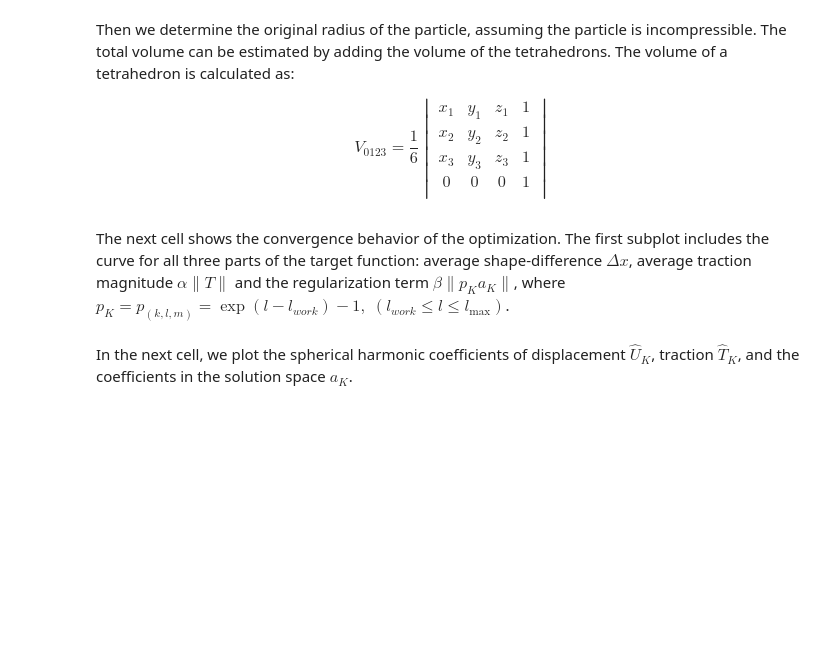
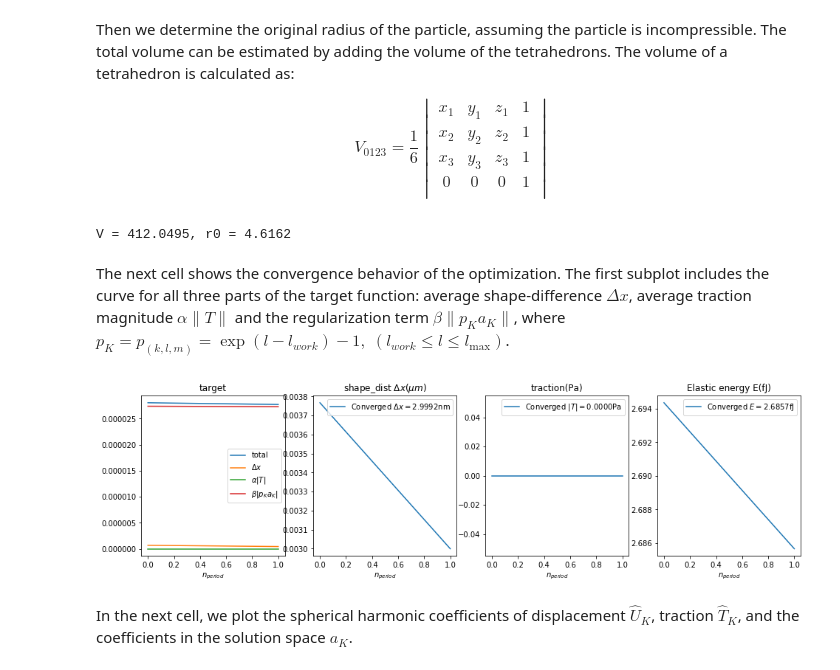
Before and after one commit to yfwang09/ShElastic, a Jupyter notebook: notebook/Case05-Hydrogel_Cell_Interaction-visualization.ipynb, the cells around one changed output. Saved outputs shown, nothing was run; the diff lists cells and outputs as text; code cells hidden in the pictures; blank space fills up the shorter version.

Commit message:
new smoothed data for shape 1,3,4

```diff
--- a/notebook/Case05-Hydrogel_Cell_Interaction-visualization.ipynb
+++ b/notebook/Case05-Hydrogel_Cell_Interaction-visualization.ipynb
@@ -46,7 +46,7 @@ from Case05_utilities import generate_fcache, generate_Xneigh, generate_Eneigh,
 datadir = '../testdata'
 smoothed = 'smoothed_lmax20_lwork15'
 dilated = '_softedge'
-shapename = 'Shape2'
+shapename = 'Shape4'
 datafile = os.path.join(datadir, shapename+'_Coordinates_Cart_'+smoothed+'.csv')
 connfile = os.path.join(datadir, shapename+'_Connectivity.csv')
 maskfile = os.path.join(datadir, shapename+'_Mask'+dilated+'.csv')
@@ -58,7 +58,7 @@ lJmax = 20; lKmax = 20; lmax_plot = 60;
 
 # regularizations
 myalpha = 1e-3  # traction magnitude
-mybeta  = 1e-5  # coefficient magnitude
+mybeta  = 1e-4  # coefficient magnitude
 
 # dump files for visualization
 savefig = False
@@ -153,40 +158,44 @@ tet[:,:,-1] = 1
 vol = np.sum(np.linalg.det(tet)/6, axis=0)
 r0 = np.cbrt(vol/(4/3*np.pi))
 print('V = %.4f, r0 = %.4f'%(vol, r0))
+# %% [output]
+V = 412.0495, r0 = 4.6162
 # %% [markdown]
 The next cell shows the convergence behavior of the optimization. The first subplot includes the curve for all three parts of the target function: average shape-difference $\Delta x$, average traction magnitude $\alpha\|T\|$ and the regularization term $\beta\|p_Ka_K\|$, where $p_K = p_{(k,l,m)} = \exp(l-l_{work}) - 1,\; (l_{work}\le l\le l_{\max})$.
 # %%
 plot_funval = np.loadtxt(fvfile)[:, 1:]
 plt.figure(figsize=(16,4))
 plt.subplot(141)
 plt.plot(plot_funval[:, 0], label=r'total')
-if plot_funval.shape[1] > 5:
-    plt.plot(plot_funval[:, 3], label=r'$\Delta x$')
-    plt.plot(plot_funval[:, 4]*myalpha, label=r'$\alpha\|T\|$')
-    plt.plot(plot_funval[:, 5]*mybeta, label=r'$\beta\|p_Ka_K\|$')
+if plot_funval.shape[1] > 6:
+    plt.plot(plot_funval[:, 4], label=r'$\Delta x$')
+    plt.plot(plot_funval[:, 5]*myalpha, label=r'$\alpha\|T\|$')
+    plt.plot(plot_funval[:, 6]*mybeta, label=r'$\beta\|p_Ka_K\|$')
 plt.legend()
 plt.title('target')
 plt.xlabel(r'$n_{period}$')
 plt.subplot(142)
 plt.plot(plot_funval[:, 1], label='Converged $\Delta x = %.4f$nm'%(plot_funval[-1, 1]*1e3))
 plt.title('shape_dist $\Delta x(\mu m)$')
 plt.xlabel(r'$n_{period}$')
 plt.legend()
 plt.subplot(143)
 plt.plot(plot_funval[:, 2], label='Converged $\|T\| = %.4f$Pa'%(plot_funval[-1, 2]))
 plt.title('traction(Pa)')
 plt.xlabel(r'$n_{period}$')
 plt.legend()
-if plot_funval.shape[1] > 6:
+if plot_funval.shape[1] > 7:
     plt.subplot(144)
-    Eel = plot_funval[:, 6]*((r0/1e6)**3)*mu0*1e15
+    Eel = plot_funval[:, 7]*((r0/1e6)**3)*mu0*1e15
     plt.plot(Eel, label='Converged $E = %.4f$fJ'%(Eel[-1]))
     plt.title('Elastic energy E(fJ)')
     plt.xlabel(r'$n_{period}$')
     plt.legend()
 if savefig:
     plt.savefig(savename+'_convergence.png', transparent=True)
 plt.show()
+# %% [output]
+[figure, added]
 # %% [markdown]
 In the next cell, we plot the spherical harmonic coefficients of displacement $\hat{U}_K$, traction $\hat{T}_K$, and the coefficients in the solution space $a_K$.
 # %%
```
Also changed, not shown: parts of 10 cells of this notebook, 54 other files.
